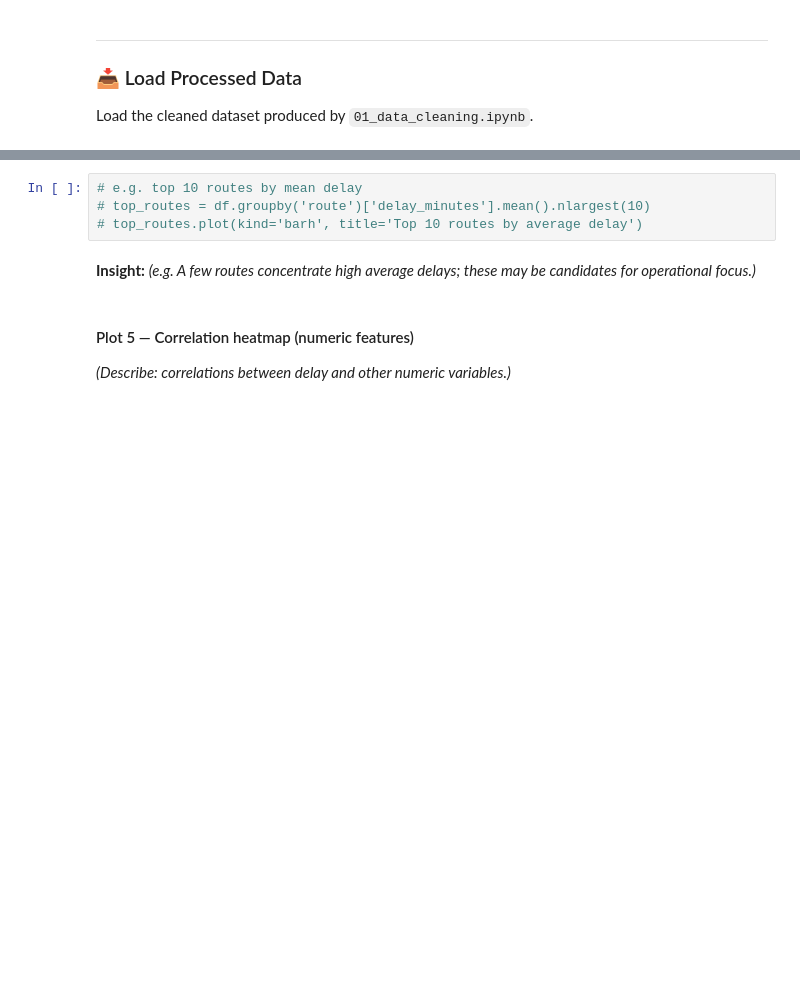
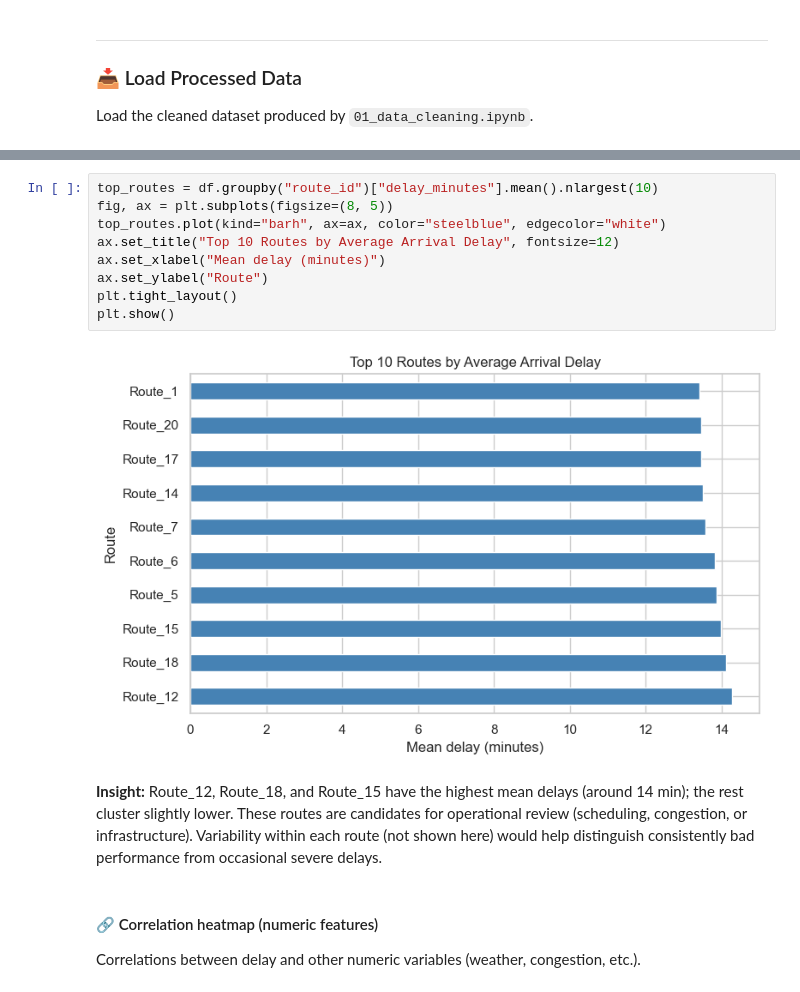
Before and after one commit to florykhan/public-transit-delay-eda, a Jupyter notebook: notebooks/02_eda.ipynb, the cells around one changed output, grey strips where cells are left out. Cells and saved outputs as stored; diff of their text form; blank space fills up the shorter version.

```diff
--- a/notebooks/02_eda.ipynb
+++ b/notebooks/02_eda.ipynb
@@ -83,11 +110,18 @@ The following sections contain well-labeled plots with short written insights un
 # %%
-# e.g. top 10 routes by mean delay
-# top_routes = df.groupby('route')['delay_minutes'].mean().nlargest(10)
-# top_routes.plot(kind='barh', title='Top 10 routes by average delay')
+top_routes = df.groupby("route_id")["delay_minutes"].mean().nlargest(10)
+fig, ax = plt.subplots(figsize=(8, 5))
+top_routes.plot(kind="barh", ax=ax, color="steelblue", edgecolor="white")
+ax.set_title("Top 10 Routes by Average Arrival Delay", fontsize=12)
+ax.set_xlabel("Mean delay (minutes)")
+ax.set_ylabel("Route")
+plt.tight_layout()
+plt.show()
+# %% [output]
+[figure, added]
 # %% [markdown]
-**Insight:** *(e.g. A few routes concentrate high average delays; these may be candidates for operational focus.)*
+**Insight:** Route_12, Route_18, and Route_15 have the highest mean delays (around 14 min); the rest cluster slightly lower. These routes are candidates for operational review (scheduling, congestion, or infrastructure). Variability within each route (not shown here) would help distinguish consistently bad performance from occasional severe delays.
 # %% [markdown]
-#### Plot 5 — Correlation heatmap (numeric features)
+#### 🔗 Correlation heatmap (numeric features)
 
-*(Describe: correlations between delay and other numeric variables.)*
+Correlations between delay and other numeric variables (weather, congestion, etc.).
 # %%
```
Also changed, not shown: parts of 19 cells of this notebook.
